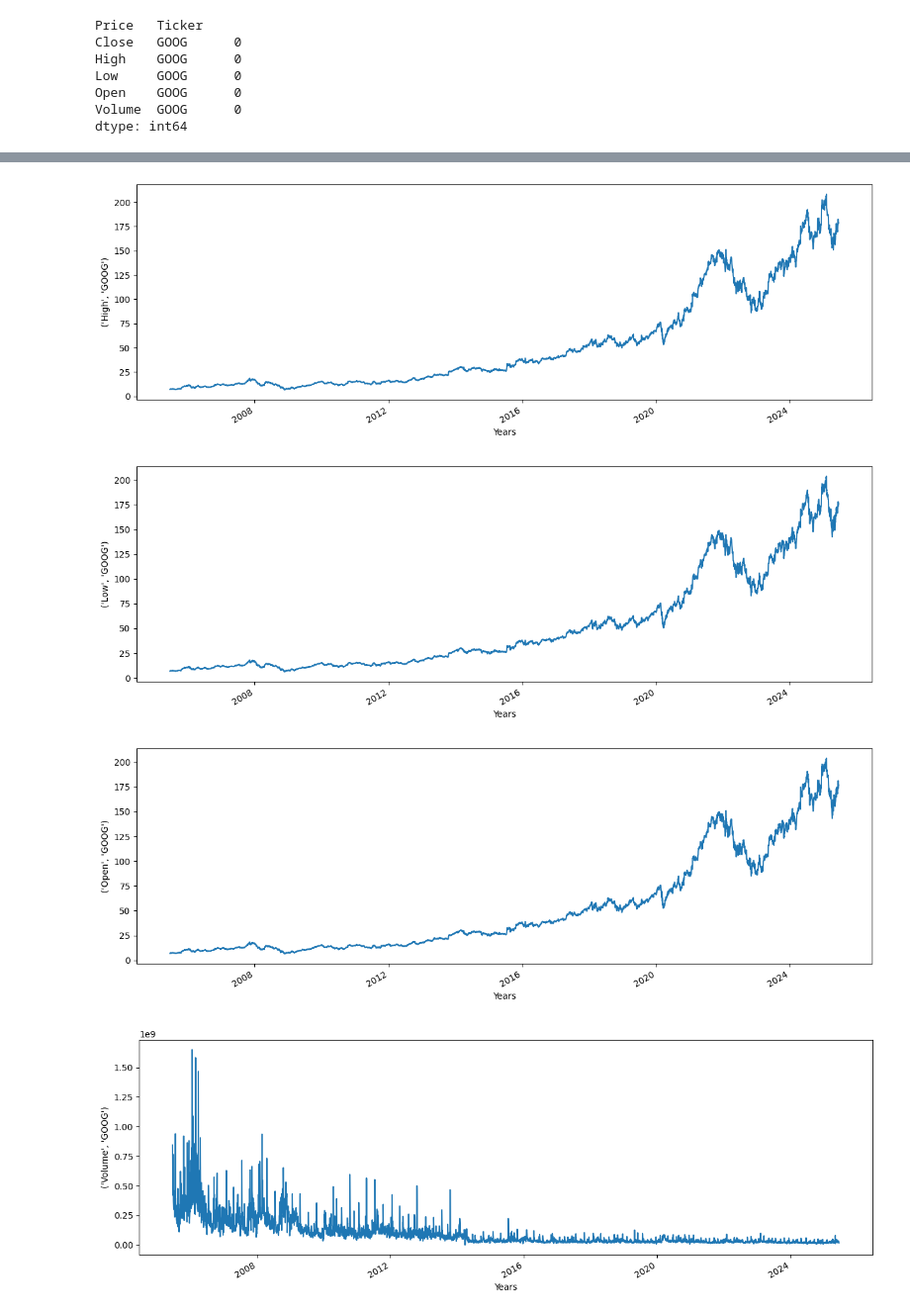
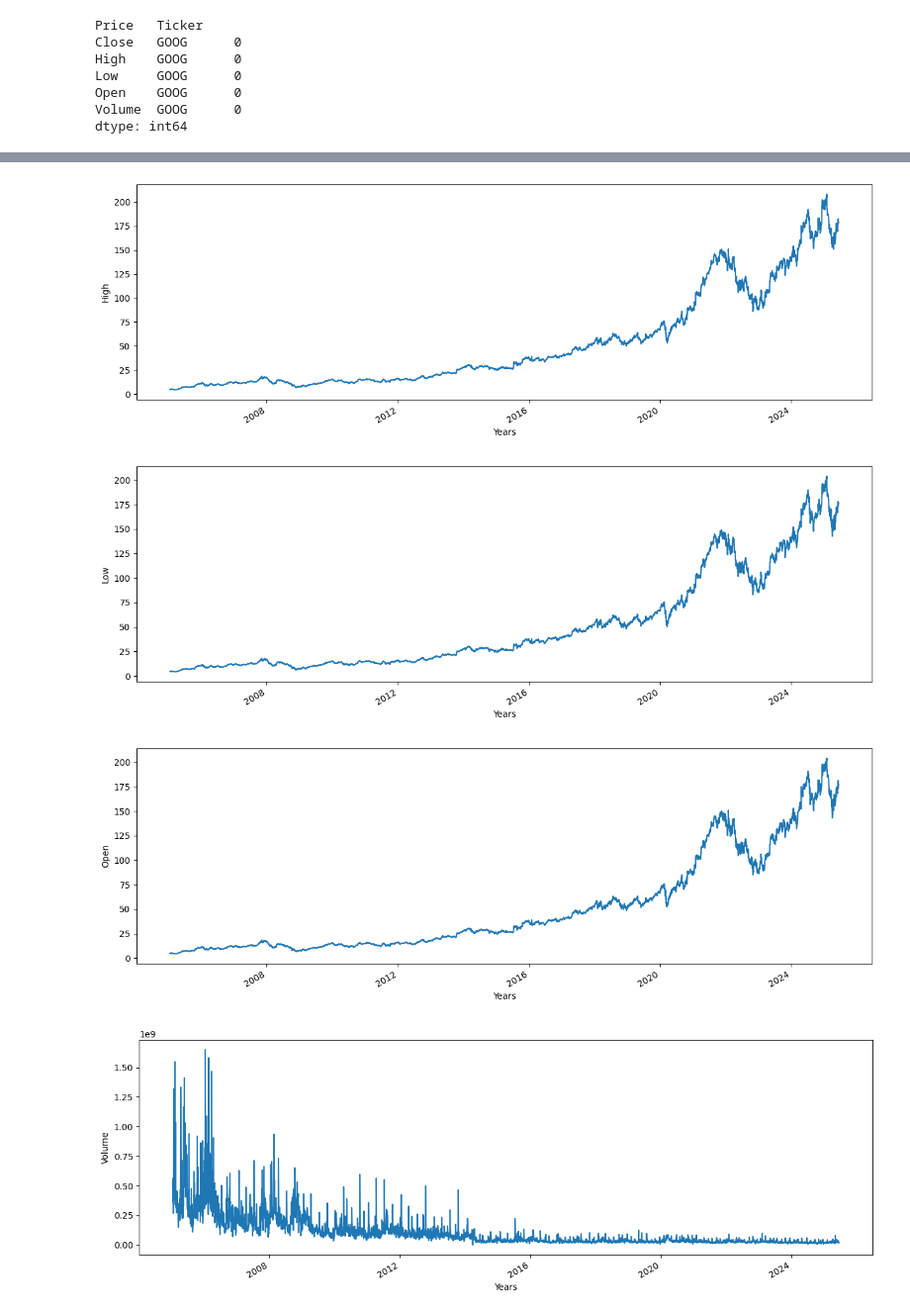
Before and after one commit to AKM257/Stock-Price-Prediction, a Jupyter notebook: Stock_prediction.ipynb, the cells around one changed output, grey strips where cells are left out. Shown at 99% size. Cells and saved outputs as stored; diff of their text form; code cells hidden in the pictures.

```diff
--- a/Stock_prediction.ipynb
+++ b/Stock_prediction.ipynb
@@ -5,7 +5,7 @@ import yfinance as yf
 from datetime import datetime
 # %%
 end = datetime.now()
-start = datetime(year = end.year-20,month = end.month,day = end.day)
+start = datetime(year = end.year-20,month = 1,day = end.day)
 stock = "GOOG"
 stock_data = yf.download(stock,start,end)
 # %% [output]
@@ -71,5 +71,5 @@ def plot_graph(figsize,values,column):
     plt.ylabel(column)
 # %%
 for i in stock_data.columns:
-    plot_graph((15,5),stock_data[i],i)
+    plot_graph((15,5),stock_data[i],i[0])
 # %% [output]
@@ -77,4 +77,4 @@ for i in stock_data.columns:
-[figure, old version]
+[figure, new version]
-[figure, old version]
+[figure, new version]
-[figure, old version]
+[figure, new version]
-[figure, old version]
+[figure, new version]
```
Also changed, not shown: parts of 10 cells of this notebook.
